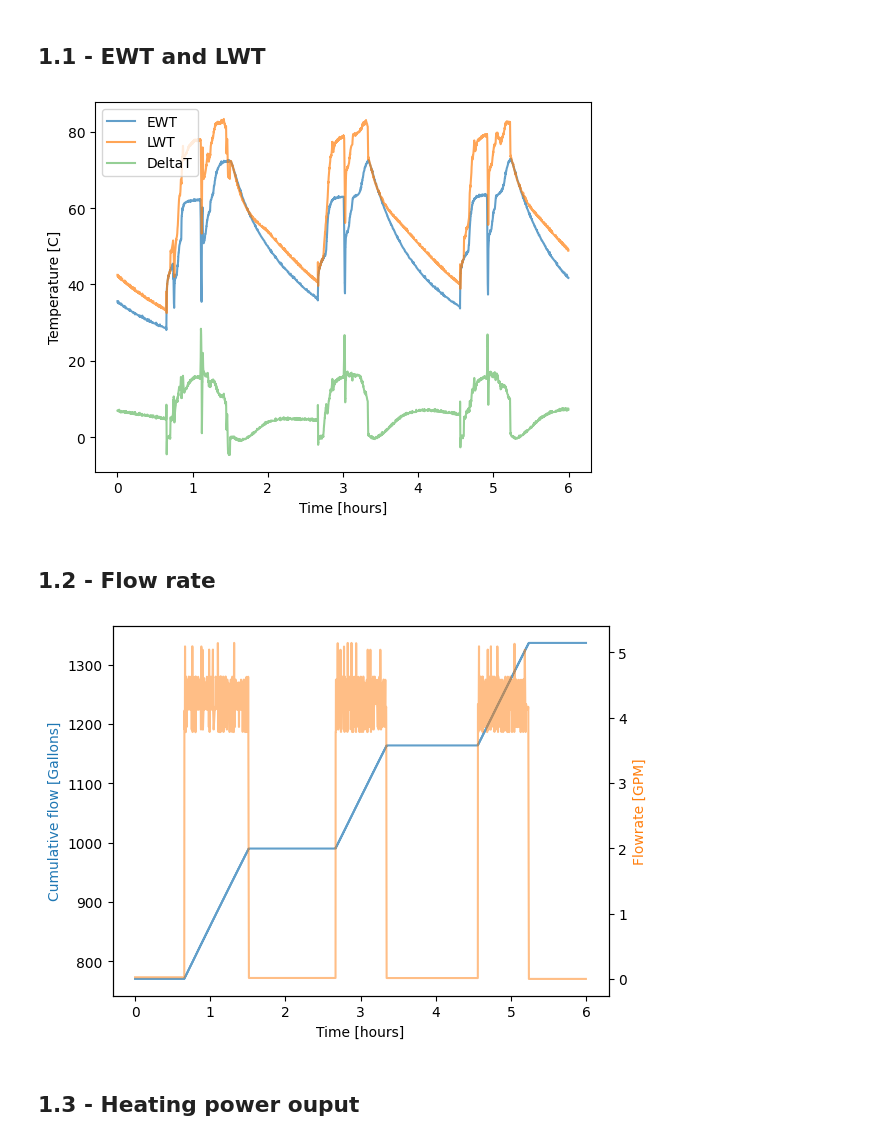
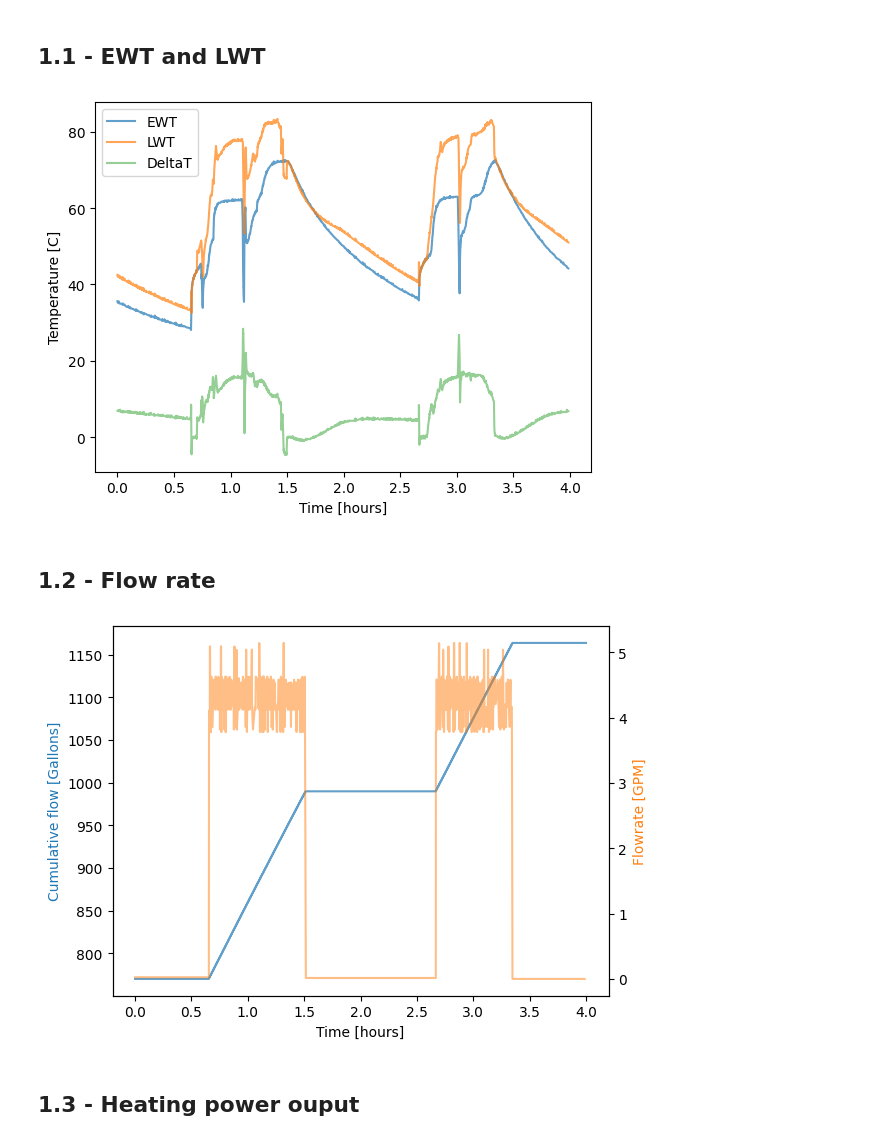
Before and after one commit to thegridelectric/gridworks-journalkeeper, a Jupyter notebook: src/gjk/data_processing/estimating_COP.ipynb, the cells around one changed output. Drawn from its saved outputs; the diff is of its cells as text; code cells hidden in the pictures.

```diff
--- a/src/gjk/data_processing/estimating_COP.ipynb
+++ b/src/gjk/data_processing/estimating_COP.ipynb
@@ -28,12 +28,8 @@ timezone = "America/New_York"
 start = pendulum.datetime(2024, 2, 2, 0, 0, tz=timezone)
 end = pendulum.datetime(2024, 2, 2, 23, 0, tz=timezone)
 
-# Shows GPM not matching
-start = pendulum.datetime(2024, 2, 3, 0, 0, tz=timezone)
-end = pendulum.datetime(2024, 2, 3, 23, 0, tz=timezone)
-
 start = pendulum.datetime(2024, 2, 3, 17, 0, tz=timezone)
-end = pendulum.datetime(2024, 2, 3, 23, 0, tz=timezone)
+end = pendulum.datetime(2024, 2, 3, 21, 0, tz=timezone)
 
 start_ms = int(start.timestamp() * 1000)
 end_ms = int(end.timestamp() * 1000)
@@ -82,9 +83,16 @@ for l in lwt:
     if l.value > 0:
         lwt_values.append(l.value)
         lwt_times.append(l.time_ms)
-original_lwt_times = lwt_times
 lwt_times = [(x-lwt_times[0])/1000/60/60 for x in lwt_times]
 lwt_values = [x/1000 for x in lwt_values]
+
+oat_values = []
+oat_times = []
+for o in oat:
+    oat_values.append(o.value)
+    oat_times.append(o.time_ms)
+oat_times = [(x-oat_times[0])/1000/60/60 for x in oat_times]
+oat_values = [x/1000 for x in oat_values]
 
 df_ewt = pd.DataFrame({'time': ewt_times, 'ewt': ewt_values})
 df_lwt = pd.DataFrame({'time': lwt_times, 'lwt': lwt_values})
@@ -104,7 +112,7 @@ plt.legend(loc='upper left')
 #plt.xlim([7.8, 9.9])
 plt.show()
 # %% [output]
-[figure, old version]
+[figure, new version]
 # %% [markdown]
 ## 1.2 - Flow rate
 # %%
@@ -112,12 +120,9 @@ plt.show()
 gallons_values = []
 gallons_times = []
 for m in mhp:
-    gallons_values.append(m.value)
+    gallons_values.append(m.value/100)
     gallons_times.append(m.time_ms)
 gallons_times = [(x-gallons_times[0])/1000/60/60 for x in gallons_times]
-gallons_values = [x/100 for x in gallons_values]
-gallons_values = sorted(gallons_values)
-gallons_times = sorted(gallons_times)
 
 # Convert to gpm
 flow_values = []
@@ -131,34 +136,34 @@ for i in range(len(gallons_values)):
     if gallons_values[i] > gallons_now:
 
         gpm = (gallons_values[i]-gallons_now)/(60*(gallons_times[i]-time_now))
         flow_values.append(gpm)
         flow_times.append(time_now)
 
         gallons_now = gallons_values[i]
         time_now = gallons_times[i]
 
 # If the last cumulative gallons is the same as the last update (no flow since last point)
 if gallons_values[-1] == gallons_now:
     flow_values.append(0)
     flow_times.append(time_now)
 
 df_flowrate = pd.DataFrame({'time':flow_times, 'flowrate':flow_values})
 df_flowrate = df_flowrate.sort_values('time')
 df_ewt_lwt = df_ewt_lwt.sort_values('time')
 
 # Merge on time with temperature values
 df_heatpower = pd.merge_asof(df_ewt_lwt, df_flowrate, on='time')
 
 fig, ax = plt.subplots(1,1)
 ax.plot(gallons_times, gallons_values, alpha=0.7)
 ax.set_xlabel('Time [hours]')
 ax.set_ylabel('Cumulative flow [Gallons]', color='tab:blue')
 ax2 = ax.twinx()
 ax2.plot(df_heatpower.time, df_heatpower.flowrate, alpha=0.5, color='tab:orange')
 ax2.set_ylabel('Flowrate [GPM]', color='tab:orange')
 plt.show()
 # %% [output]
-[figure, old version]
+[figure, new version]
 # %% [markdown]
 ## 1.3 - Heating power ouput
 # %%
```
Also changed, not shown: parts of 10 cells of this notebook, 1 other file.
